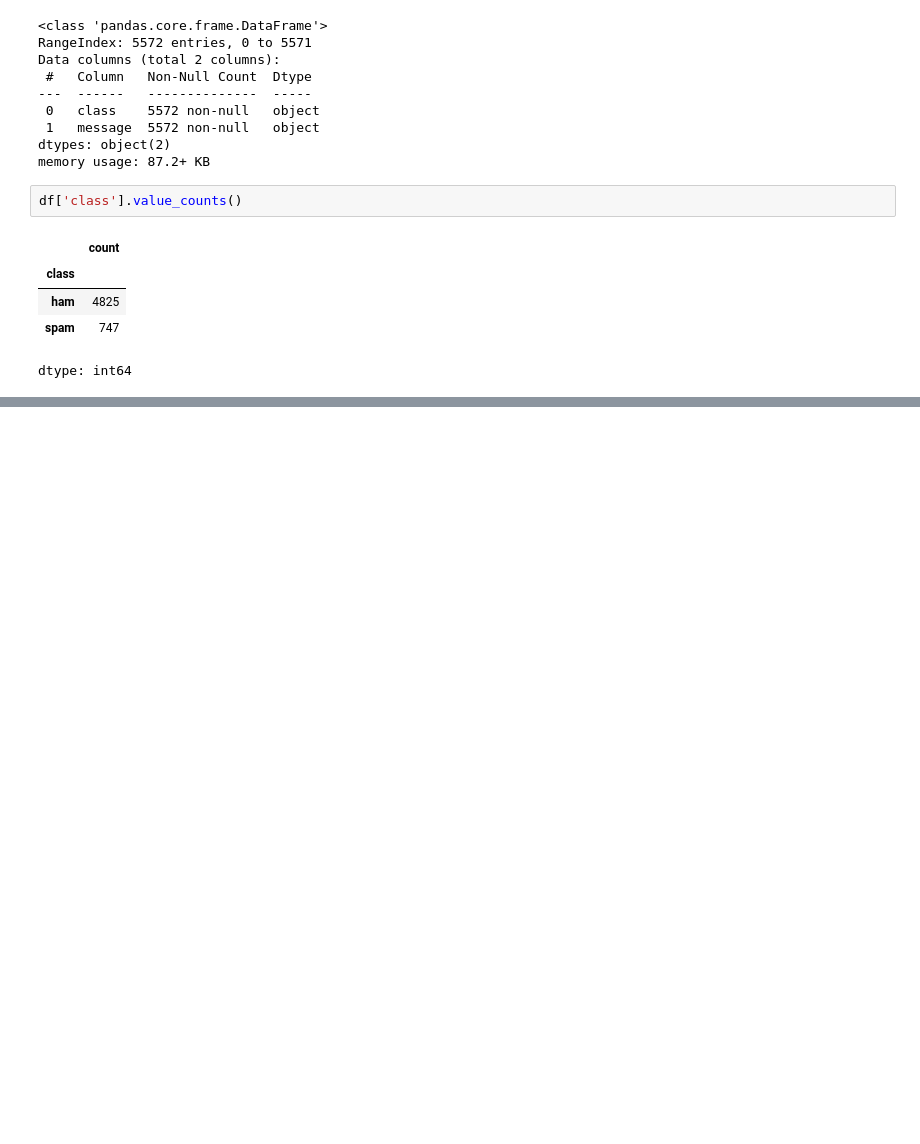
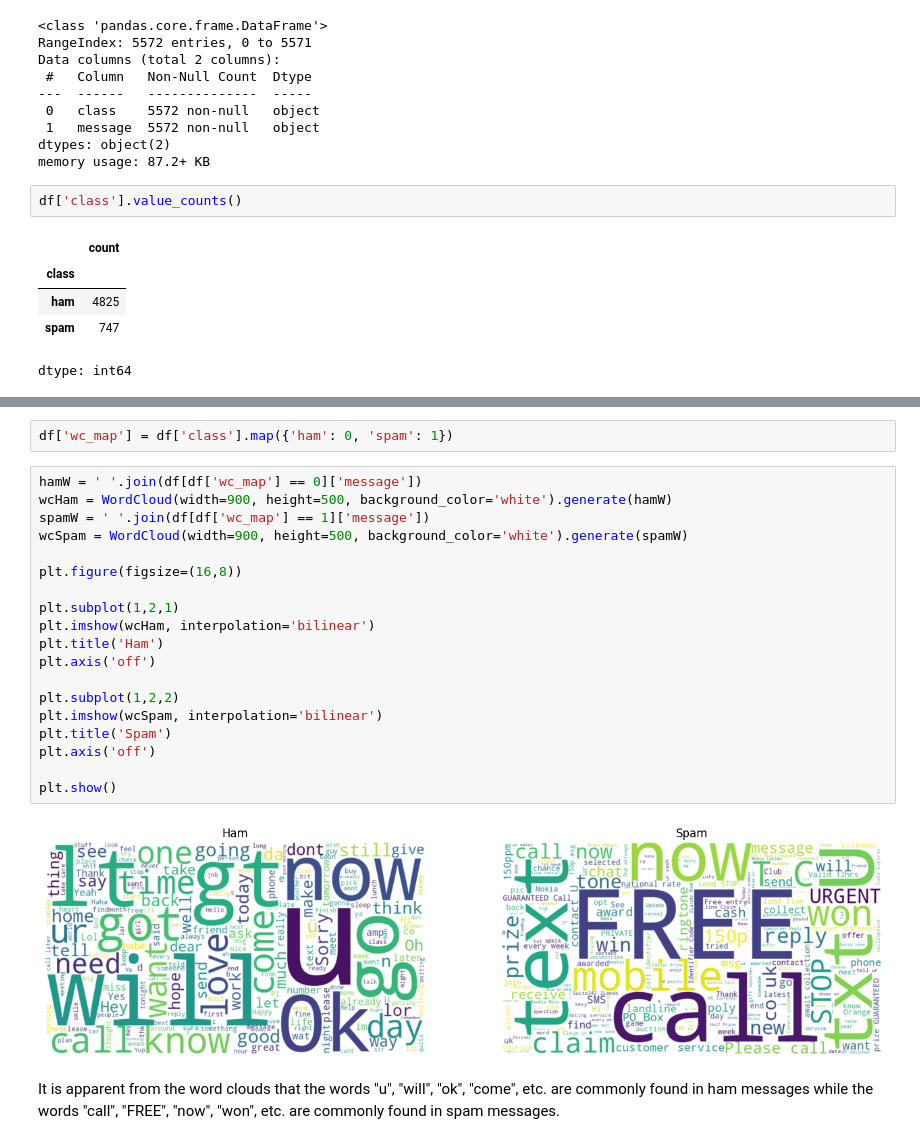
Before and after one commit to LujainAyyash/DS483-Project, a Jupyter notebook: NLP_Code.ipynb, the cells around one changed output, grey strips where cells are left out. Saved outputs shown, nothing was run; the diff lists cells and outputs as text; blank space fills up the shorter version.

```diff
--- a/NLP_Code.ipynb
+++ b/NLP_Code.ipynb
@@ -90,0 +117,25 @@ dtype: int64
+# %%
+df['wc_map'] = df['class'].map({'ham': 0, 'spam': 1})
+# %%
+hamW = ' '.join(df[df['wc_map'] == 0]['message'])
+wcHam = WordCloud(width=900, height=500, background_color='white').generate(hamW)
+spamW = ' '.join(df[df['wc_map'] == 1]['message'])
+wcSpam = WordCloud(width=900, height=500, background_color='white').generate(spamW)
+
+plt.figure(figsize=(16,8))
+
+plt.subplot(1,2,1)
+plt.imshow(wcHam, interpolation='bilinear')
+plt.title('Ham')
+plt.axis('off')
+
+plt.subplot(1,2,2)
+plt.imshow(wcSpam, interpolation='bilinear')
+plt.title('Spam')
+plt.axis('off')
+
+plt.show()
+# %% [output]
+[figure, added]
+# %% [markdown]
+It is apparent from the word clouds that the words "u", "will", "ok", "come", etc. are commonly found in ham messages while the words "call", "FREE", "now", "won", etc. are commonly found in spam messages.
```
Also changed, not shown: parts of 6 cells of this notebook.
